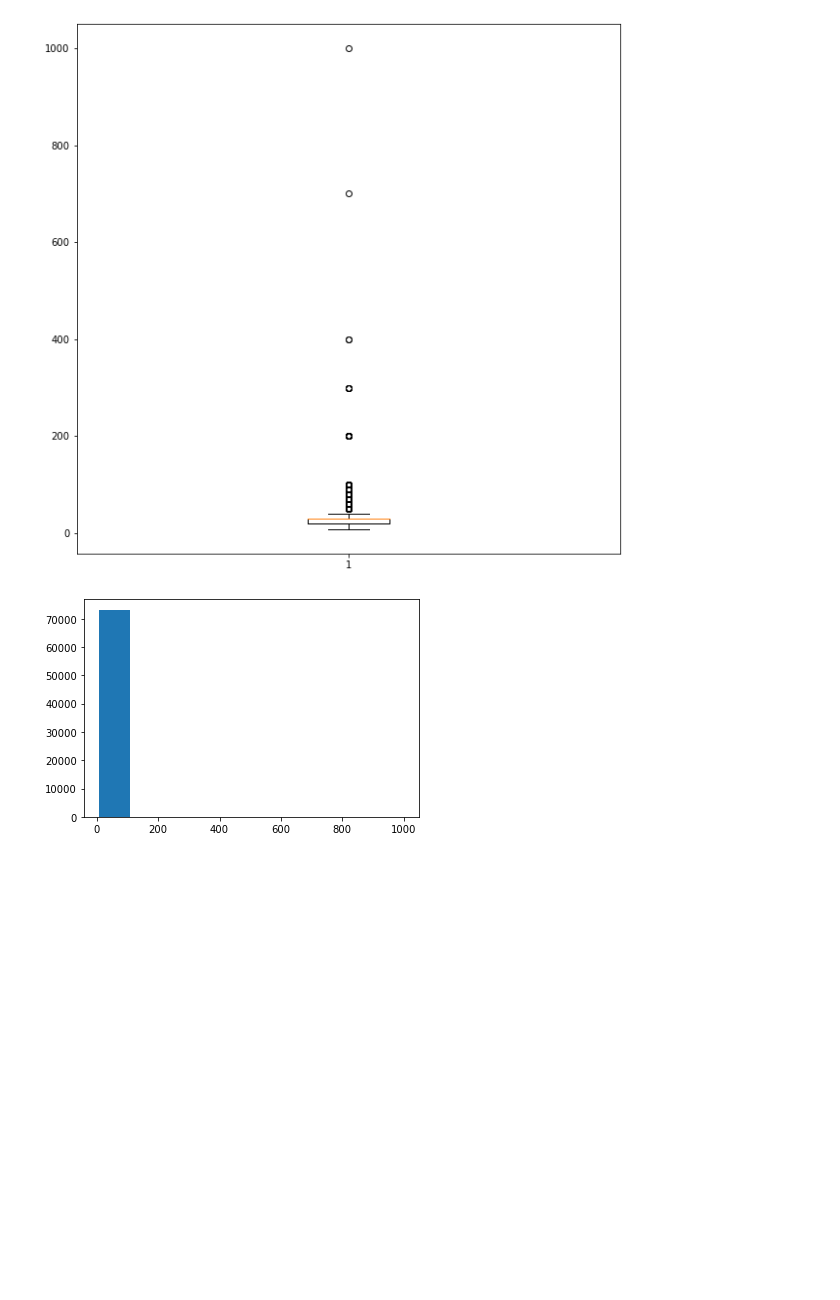
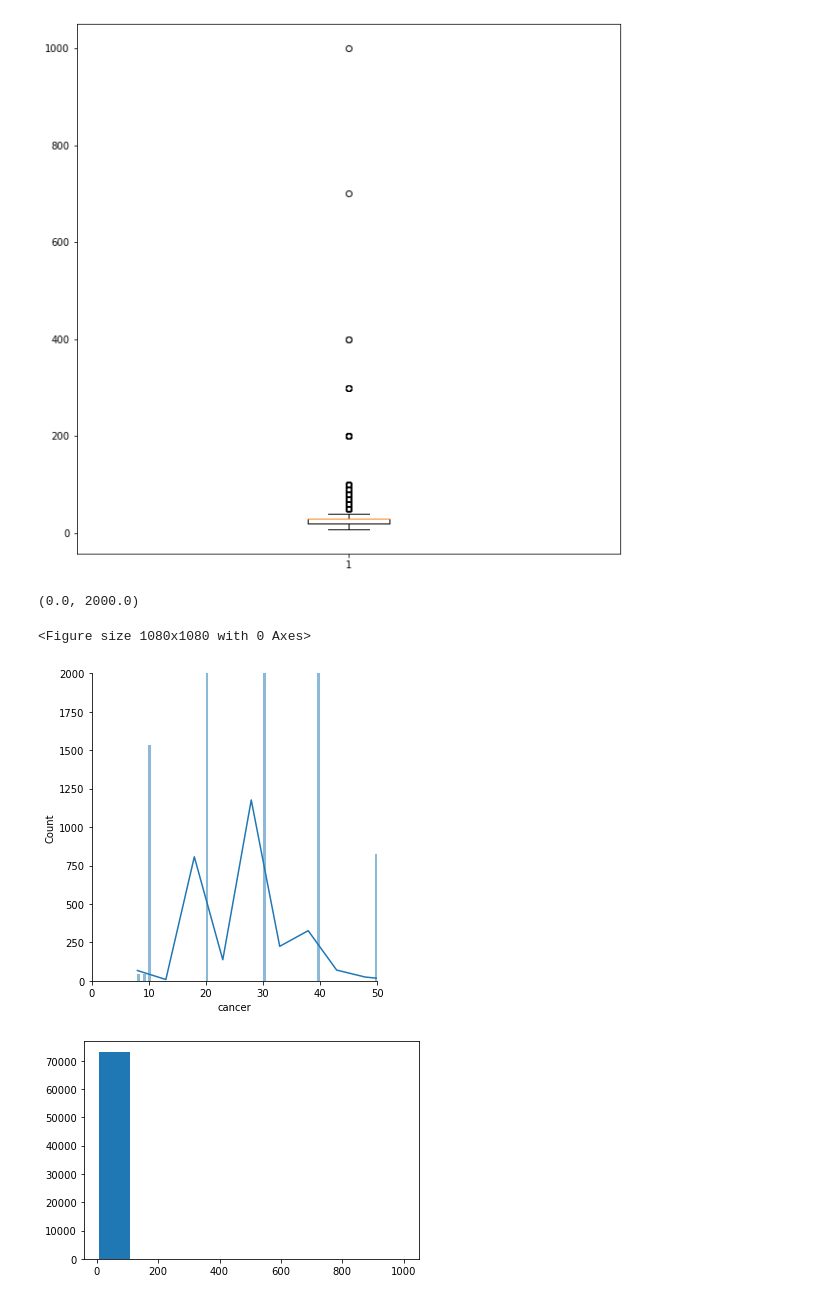
Before and after one commit to LewisDaDude/Project-4, a Jupyter notebook: EDA_VISHNU_VERSION.ipynb, the cells around one changed output. Cells and saved outputs as stored; diff of their text form; code cells hidden in the pictures; blank space fills up the shorter version.

```diff
--- a/EDA_VISHNU_VERSION.ipynb
+++ b/EDA_VISHNU_VERSION.ipynb
@@ -602,6 +629,15 @@ plt.figure(figsize = (10,10))
 plt.boxplot(env['cancer']);
 # %% [output]
 [figure]
+# %%
+plt.figure(figsize = (15,15))
+sns.displot(env['cancer'], kde = True)
+plt.xlim((0, 50))
+plt.ylim(0, 2000)
+# %% [output]
+(0.0, 2000.0)
+<Figure size 1080x1080 with 0 Axes>
+[figure, added]
 # %%
 plt.hist(env['cancer']);
 # %% [output]
```
Also changed, not shown: parts of 98 cells of this notebook, 3 other files.
